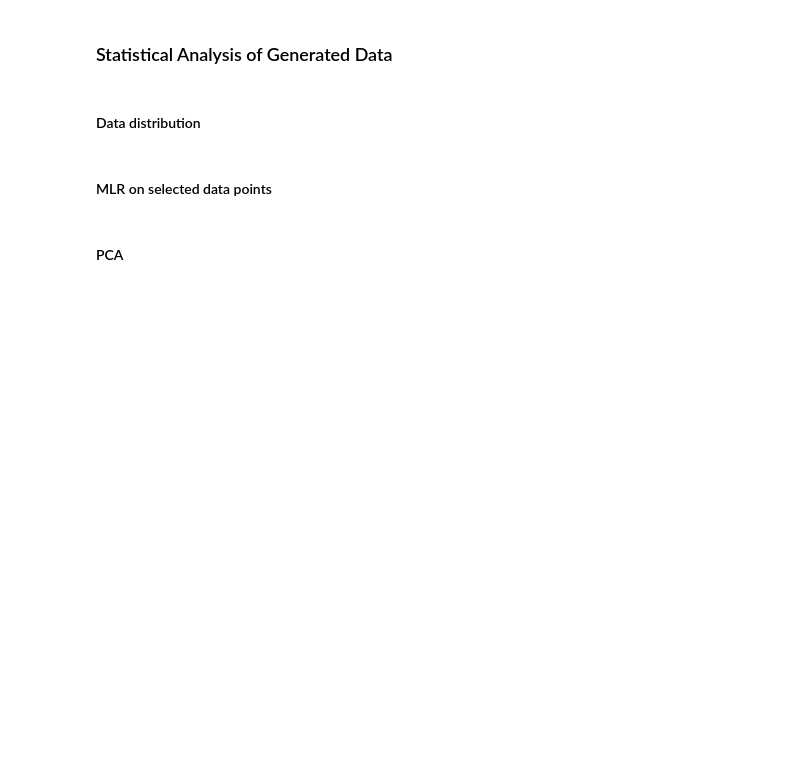
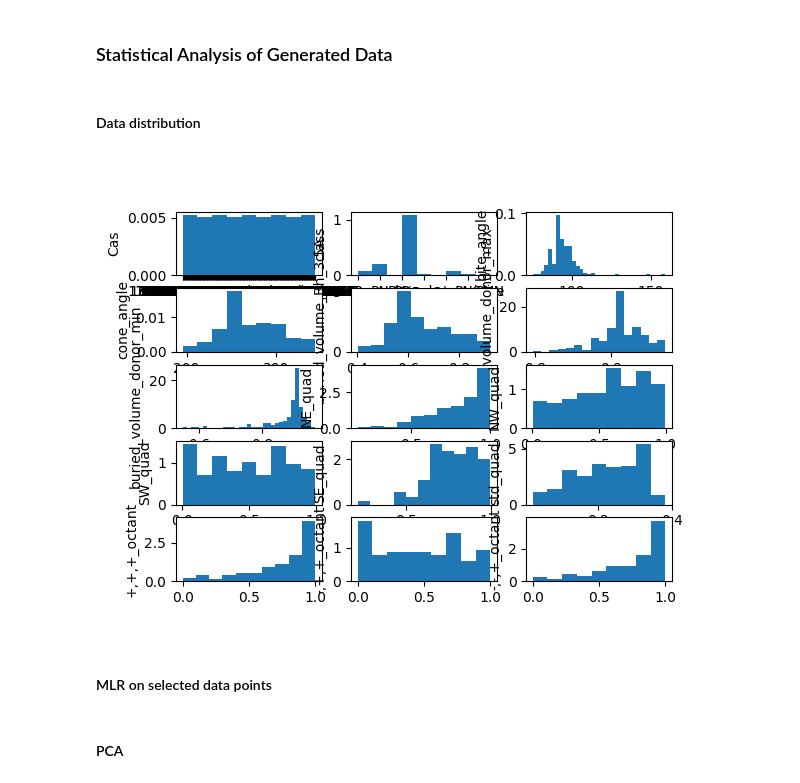
Before and after one commit to niketagrawal/obelix, a Jupyter notebook: open-bidentate-explorer/tools/data/statistical_analysis.ipynb, the cells around one changed output. Drawn from its saved outputs; the diff is of its cells as text; code cells hidden in the pictures; blank space fills up the shorter version.

```diff
--- a/open-bidentate-explorer/tools/data/statistical_analysis.ipynb
+++ b/open-bidentate-explorer/tools/data/statistical_analysis.ipynb
@@ -11,18 +11,21 @@ import os, glob
 # %%
 # Histograms of data
 
-oh = pd.read_excel('descriptors_with_specific_buried_vol.xlsx').dropna()
-mace_averaged_oh = oh.groupby(['Cas']).mean()
+mace_averaged_oh = pd.read_excel('mf_BD_Rh_test2.xlsx').dropna()
+
+# mace_averaged_oh = oh.groupby(['Cas']).mean()
 fig, ax = plt.subplots(5,3)
 descriptors = mace_averaged_oh.columns
 
 descriptor_count = 0
 for i in range(5):
     for j in range(3):
 
         ax[i, j].hist(x = mace_averaged_oh[descriptors[descriptor_count]], bins='auto', density=True)
         ax[i, j].set_ylabel(descriptors[descriptor_count])
         descriptor_count+=1
+# %% [output]
+[figure, added]
 # %% [markdown]
 #### MLR on selected data points
 # %%
```
Also changed, not shown: parts of 21 cells of this notebook.
